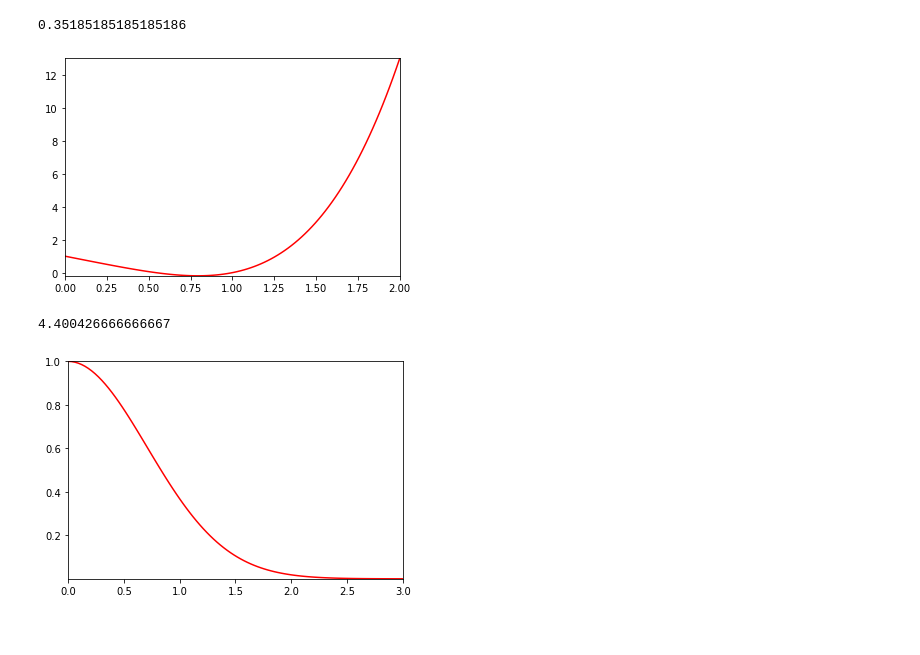
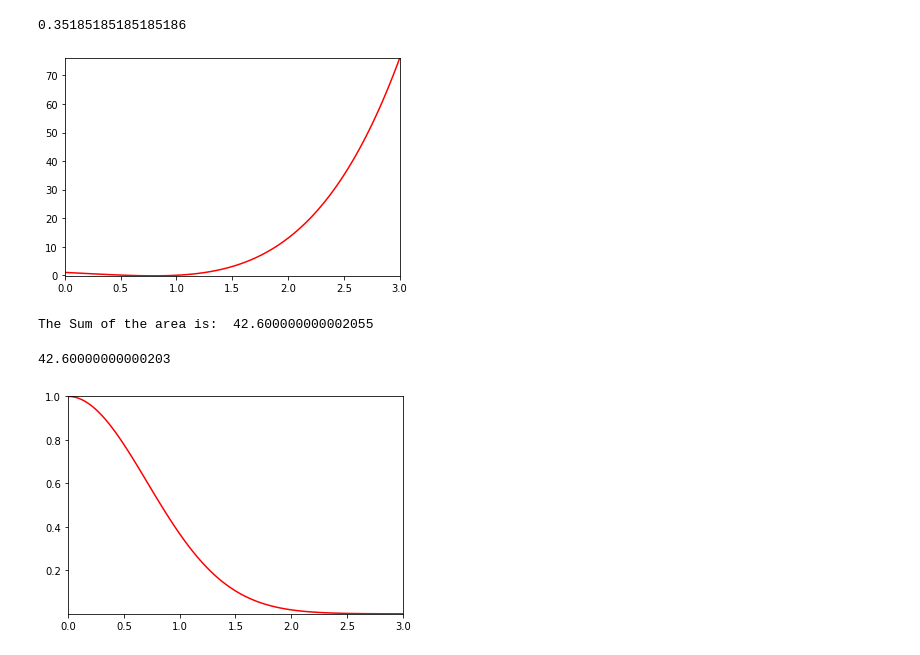
Before and after one commit to sabaronett/2017-cmp, a Jupyter notebook: lecture_notes/Baronett_lec05.ipynb, the cells around one changed output. Saved outputs shown, nothing was run; the diff lists cells and outputs as text; code cells hidden in the pictures.

```diff
--- a/lecture_notes/Baronett_lec05.ipynb
+++ b/lecture_notes/Baronett_lec05.ipynb
@@ -187,10 +187,11 @@ def Simpson(start, end, parts, plot=1):
 
     return np.sum(area)
 # %%
-Simpson(0, 2, 10)
+Simpson(0, 3, 2000)
 # %% [output]
-[figure, old version]
+[figure, new version]
-4.400426666666667
+The Sum of the area is:  42.600000000002055
+42.60000000000203
 # %%
 import numpy as np
 import matplotlib.pyplot as plt
```
Also changed, not shown: parts of 2 cells of this notebook.
